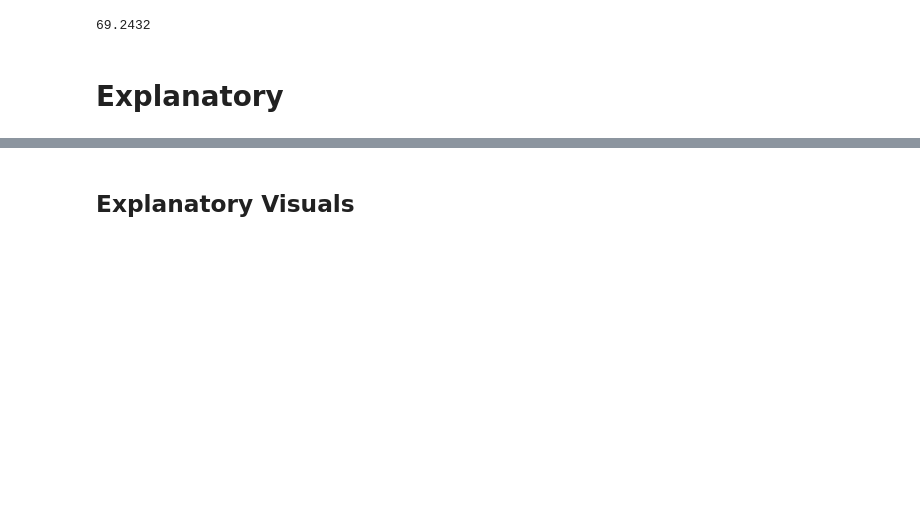
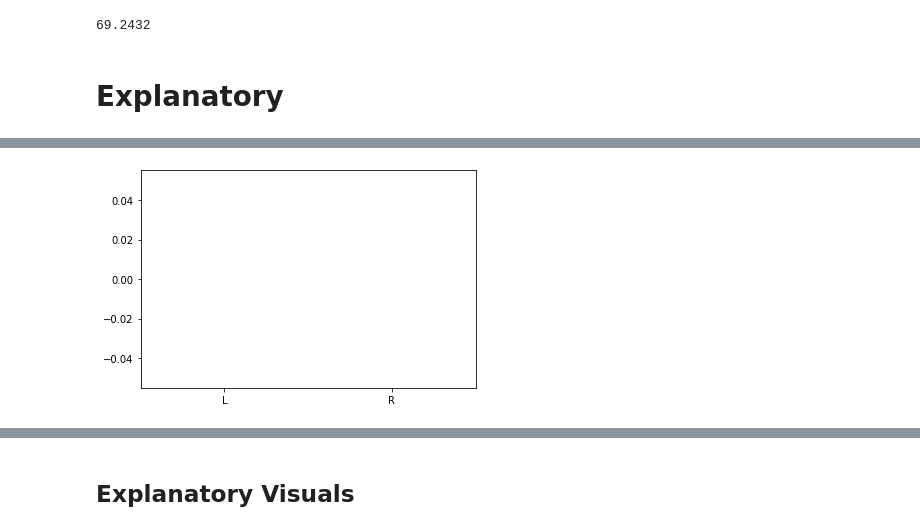
Before and after one commit to Lazuli98/ProjectOne, a Jupyter notebook: Copy_of_ProjectOne2.ipynb, the cells around one changed output, grey strips where cells are left out. Drawn from its saved outputs; the diff is of its cells as text; code cells hidden in the pictures; blank space fills up the shorter version.

```diff
--- a/Copy_of_ProjectOne2.ipynb
+++ b/Copy_of_ProjectOne2.ipynb
@@ -236,0 +247,6 @@ df['Item_Outlet_Sales'].min()
+# %%
+Low_fat = df.loc[df['Item_Fat_Content']=='L','Item_Outlet_Sales'].values
+Regular = df.loc[df['Item_Fat_Content']=='R','Item_Outlet_Sales'].values
+plt.boxplot([Low_fat,Regular], labels=['L', 'R']);
+# %% [output]
+[figure, added]
```
Also changed, not shown: parts of 4 cells of this notebook.
